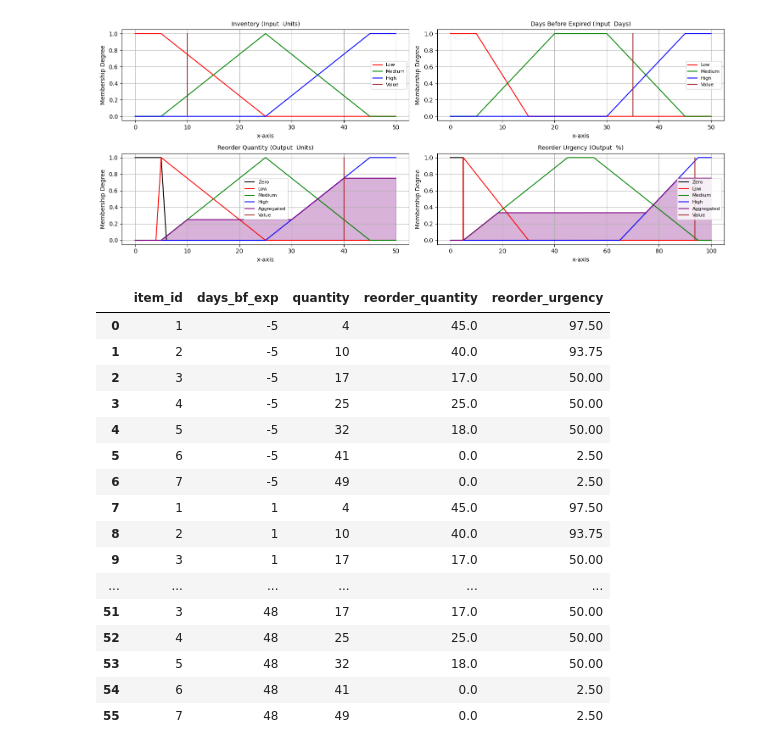
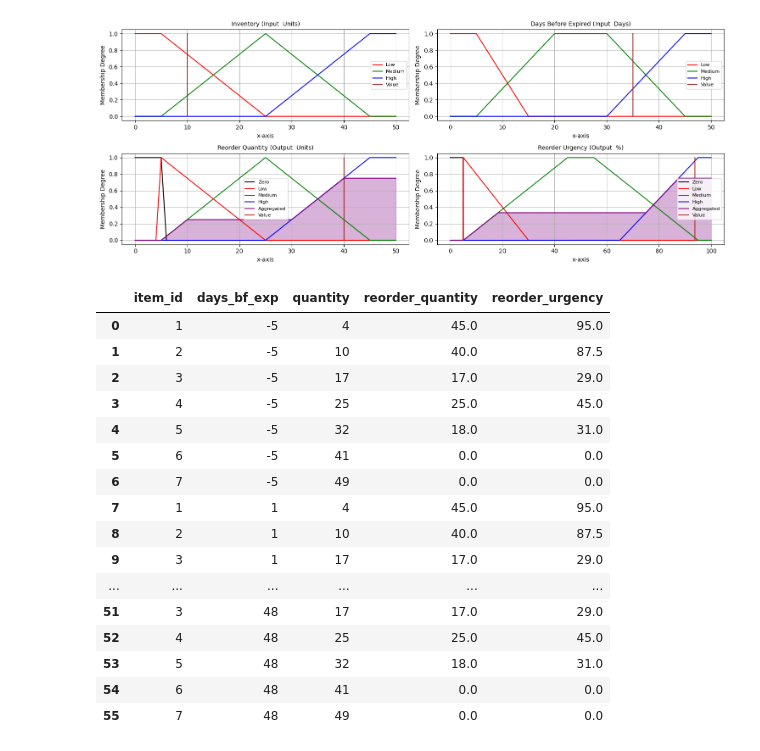
Before and after one commit to IKRAMJAAFAR/Kamaraka, a Jupyter notebook: fls.ipynb, the cells around one changed output. Saved outputs shown, nothing was run; the diff lists cells and outputs as text; code cells hidden in the pictures.

```diff
--- a/fls.ipynb
+++ b/fls.ipynb
@@ -134,7 +134,7 @@ df = df[df.columns.drop(['index'])]
 df['reorder_quantity'] = 0.0
 df['reorder_urgency'] = 0.0
 method_quantity = 'som'
-method_urgency = 'mom'
+method_urgency = 'som'
 for i in range(len(df)):
         quantity = df.iloc[i]['quantity']
         days_to_expiry = df.iloc[i]['days_bf_exp']
@@ -160,46 +160,46 @@ for i in range(len(df)):
         labels = [['Low','Medium','High'],['Low','Medium','High'],['Zero','Low','Medium','High'],['Zero','Low','Medium','High']]
         title = ["Inventory","Days Before Expired","Reorder Quantity", "Reorder Urgency"]
         kind = ['Input','Input','Output','Output']
         symbol = [' Units', ' Days', ' Units', ' %']
         aggregated = [None,None,aggregated_quantity,aggregated_urgency]
         specific_x_val = [quantity, days_to_expiry, reorder_quantity, reorder_urgency]
 
         # Create subplots
         rows = 2  # Number of rows in the grid
         cols = 2  # Number of columns in the grid
         fig, axes = plt.subplots(rows, cols, figsize=(15, 6))
         axes = axes.flatten()  # Flatten axes for easier access
 
         # Loop through and plot on subplots
         for i in range(len(x)):
             plotting_subplot(axes, x[i], func[i], clrs[i], labels[i], title[i], kind[i], symbol[i], i, aggregated[i], specific_x_val[i])
 
         # Remove any extra subplots (if len(x) < rows * cols)
         for j in range(len(x), rows * cols):
             fig.delaxes(axes[j])
 
         # Adjust layout
         plt.tight_layout()
         plt.show()
         """
 new_df = df.copy()
 # new_df['difference'] = new_df['reorder_quantity'] - new_df['quantity']
 new_df
 # %% [output]
 |  | item_id | days_bf_exp | quantity | reorder_quantity | reorder_urgency |
-| 0 | 1 | -5 | 4 | 45.0 | 97.50 |
-| 1 | 2 | -5 | 10 | 40.0 | 93.75 |
-| 2 | 3 | -5 | 17 | 17.0 | 50.00 |
-| 3 | 4 | -5 | 25 | 25.0 | 50.00 |
-| 4 | 5 | -5 | 32 | 18.0 | 50.00 |
-| 5 | 6 | -5 | 41 | 0.0 | 2.50 |
-| 6 | 7 | -5 | 49 | 0.0 | 2.50 |
-| 7 | 1 | 1 | 4 | 45.0 | 97.50 |
-| 8 | 2 | 1 | 10 | 40.0 | 93.75 |
-| 9 | 3 | 1 | 17 | 17.0 | 50.00 |
+| 0 | 1 | -5 | 4 | 45.0 | 95.0 |
+| 1 | 2 | -5 | 10 | 40.0 | 87.5 |
+| 2 | 3 | -5 | 17 | 17.0 | 29.0 |
+| 3 | 4 | -5 | 25 | 25.0 | 45.0 |
+| 4 | 5 | -5 | 32 | 18.0 | 31.0 |
+| 5 | 6 | -5 | 41 | 0.0 | 0.0 |
+| 6 | 7 | -5 | 49 | 0.0 | 0.0 |
+| 7 | 1 | 1 | 4 | 45.0 | 95.0 |
+| 8 | 2 | 1 | 10 | 40.0 | 87.5 |
+| 9 | 3 | 1 | 17 | 17.0 | 29.0 |
 | ... | ... | ... | ... | ... | ... |
-| 51 | 3 | 48 | 17 | 17.0 | 50.00 |
-| 52 | 4 | 48 | 25 | 25.0 | 50.00 |
-| 53 | 5 | 48 | 32 | 18.0 | 50.00 |
-| 54 | 6 | 48 | 41 | 0.0 | 2.50 |
-| 55 | 7 | 48 | 49 | 0.0 | 2.50 |
+| 51 | 3 | 48 | 17 | 17.0 | 29.0 |
+| 52 | 4 | 48 | 25 | 25.0 | 45.0 |
+| 53 | 5 | 48 | 32 | 18.0 | 31.0 |
+| 54 | 6 | 48 | 41 | 0.0 | 0.0 |
+| 55 | 7 | 48 | 49 | 0.0 | 0.0 |
```
Also changed, not shown: 1 other file.
